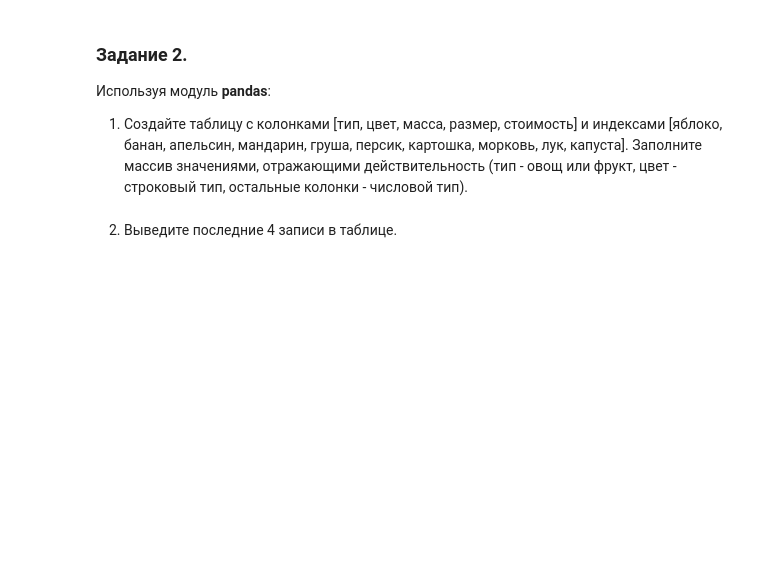
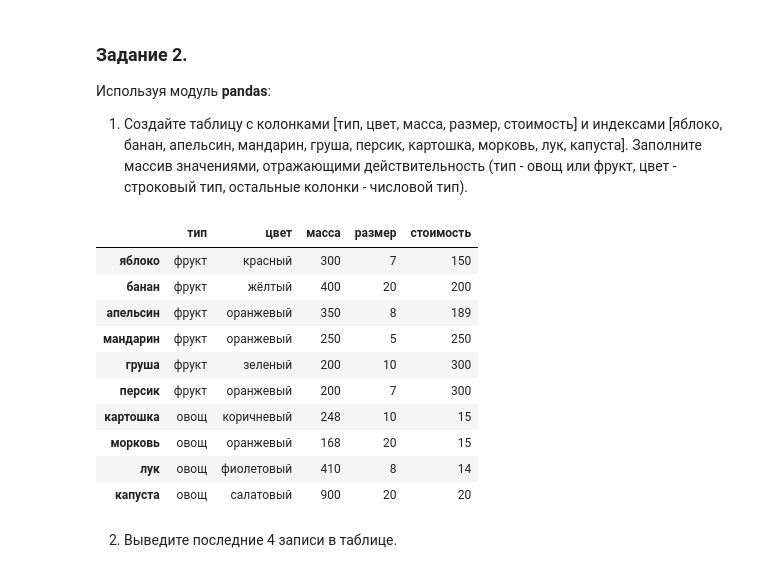
Before and after one commit to BROsandr/IUS, a Jupyter notebook: lab2/Lab2_task.ipynb, the cells around one changed output. Cells and saved outputs as stored; diff of their text form; code cells hidden in the pictures; blank space fills up the shorter version.

```diff
--- a/lab2/Lab2_task.ipynb
+++ b/lab2/Lab2_task.ipynb
@@ -960,3 +967,28 @@ std == 0.30527060662716465,
+# %%
+# напишите здесь ваше решение
+df = pd.DataFrame(
+{
+"тип": ["фрукт", "фрукт", 'фрукт', 'фрукт', 'фрукт', 'фрукт', 'овощ', 'овощ', 'овощ', "овощ"],
+"цвет": ["красный", "жёлтый" , 'оранжевый', 'оранжевый', 'зеленый', 'оранжевый', 'коричневый', 'оранжевый', 'фиолетовый', "салатовый"],
+"масса": [300, 400, 350, 250, 200, 200, 248, 168, 410, 900],
+"размер": [7, 20, 8, 5, 10, 7,10, 20, 8, 20],
+"стоимость": [150, 200, 189, 250, 300, 300, 15, 15, 14, 20]
+},
+index=['яблоко', 'банан', 'апельсин', 'мандарин', 'груша', 'персик', 'картошка', 'морковь', 'лук', 'капуста'])
+
+df
+# %% [output]
+|  | тип | цвет | масса | размер | стоимость |
+| яблоко | фрукт | красный | 300 | 7 | 150 |
+| банан | фрукт | жёлтый | 400 | 20 | 200 |
+| апельсин | фрукт | оранжевый | 350 | 8 | 189 |
+| мандарин | фрукт | оранжевый | 250 | 5 | 250 |
+| груша | фрукт | зеленый | 200 | 10 | 300 |
+| персик | фрукт | оранжевый | 200 | 7 | 300 |
+| картошка | овощ | коричневый | 248 | 10 | 15 |
+| морковь | овощ | оранжевый | 168 | 20 | 15 |
+| лук | овощ | фиолетовый | 410 | 8 | 14 |
+| капуста | овощ | салатовый | 900 | 20 | 20 |
 # %% [markdown]
 2. Выведите последние 4 записи в таблице.
 # %%
```
Also changed, not shown: parts of 16 cells of this notebook.
